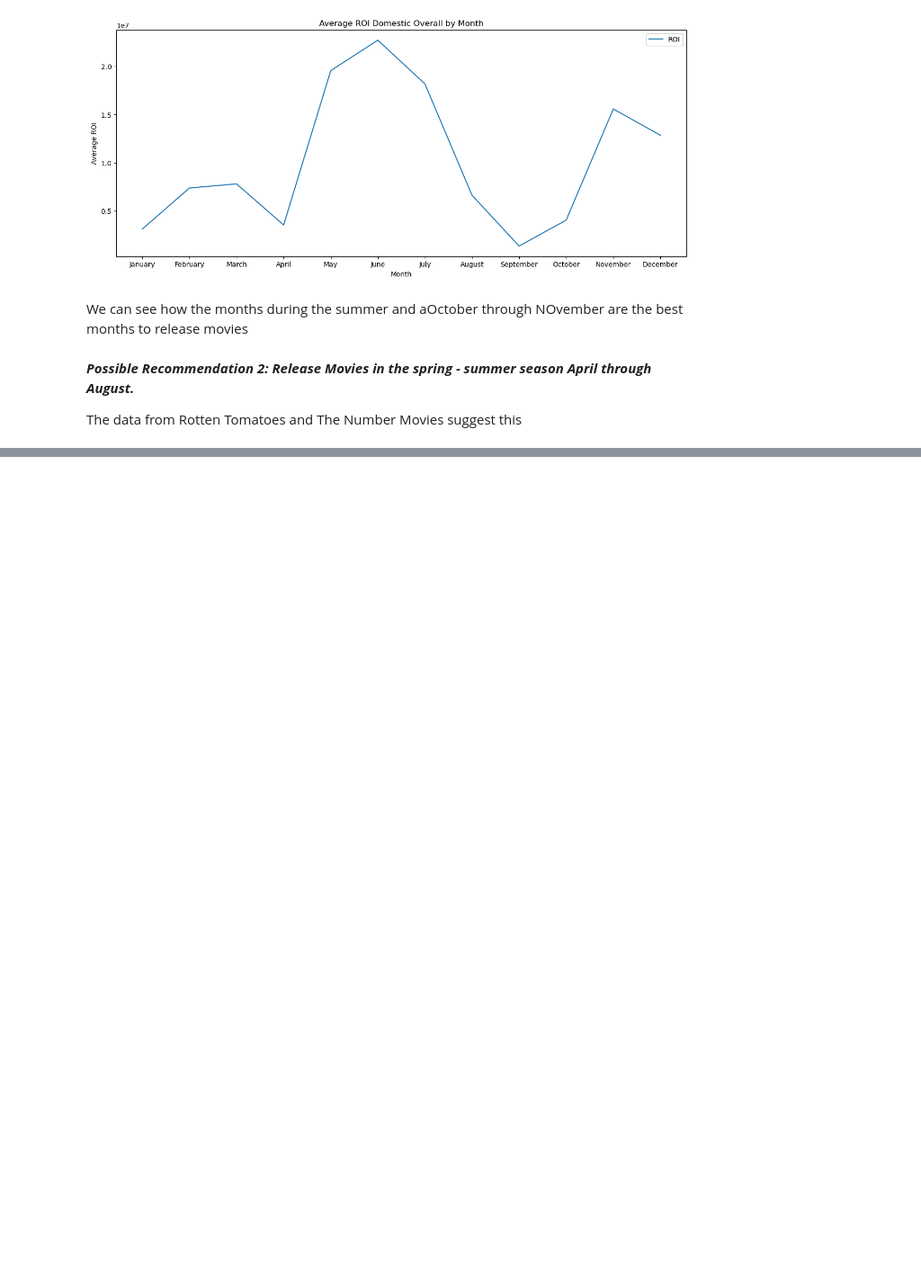
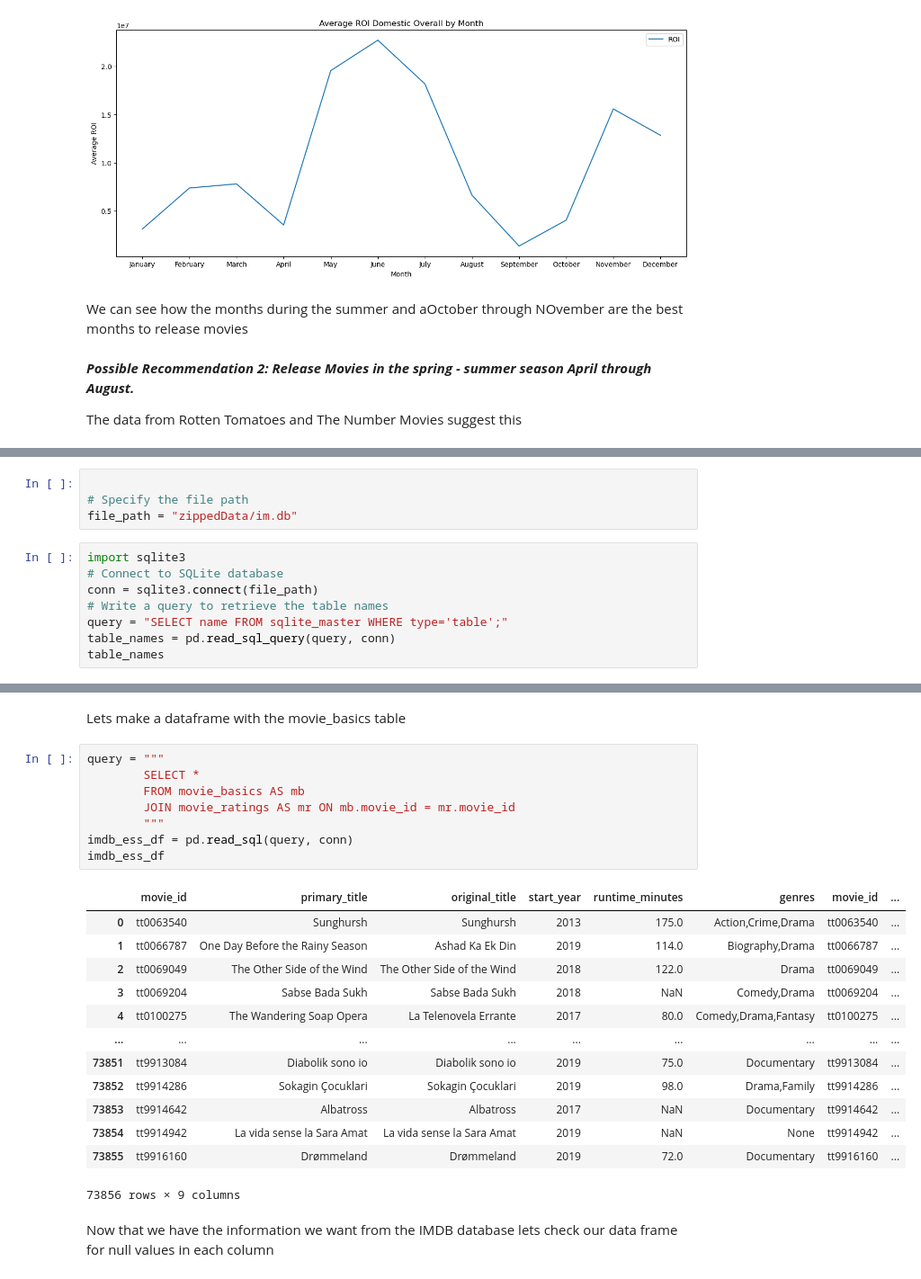
Before and after one commit to CrisThatOneCris/dsc-phase-1-project-v2-4, a Jupyter notebook: exploratory.ipynb, the cells around one changed output, grey strips where cells are left out. Shown at 90% size. Saved outputs shown, nothing was run; the diff lists cells and outputs as text; blank space fills up the shorter version.

Commit message:
extracted im.db from zip
exploring imdb

deleted im.db from files

```diff
--- a/exploratory.ipynb
+++ b/exploratory.ipynb
@@ -866,0 +879,12 @@ The data from Rotten Tomatoes and The Number Movies suggest this
+# %%
+
+# Specify the file path
+file_path = "zippedData/im.db"
+# %%
+import sqlite3
+# Connect to SQLite database
+conn = sqlite3.connect(file_path)
+# Write a query to retrieve the table names
+query = "SELECT name FROM sqlite_master WHERE type='table';"
+table_names = pd.read_sql_query(query, conn)
+table_names
@@ -866,0 +989,26 @@ The data from Rotten Tomatoes and The Number Movies suggest this
+# %% [markdown]
+Lets make a dataframe with the movie_basics table
+# %%
+query = """
+        SELECT *
+        FROM movie_basics AS mb
+        JOIN movie_ratings AS mr ON mb.movie_id = mr.movie_id
+        """
+imdb_ess_df = pd.read_sql(query, conn)
+imdb_ess_df
+# %% [output]
+|  | movie_id | primary_title | original_title | start_year | runtime_minutes | genres | movie_id | ... |
+| 0 | tt0063540 | Sunghursh | Sunghursh | 2013 | 175.0 | Action,Crime,Drama | tt0063540 | ... |
+| 1 | tt0066787 | One Day Before the Rainy Season | Ashad Ka Ek Din | 2019 | 114.0 | Biography,Drama | tt0066787 | ... |
+| 2 | tt0069049 | The Other Side of the Wind | The Other Side of the Wind | 2018 | 122.0 | Drama | tt0069049 | ... |
+| 3 | tt0069204 | Sabse Bada Sukh | Sabse Bada Sukh | 2018 | NaN | Comedy,Drama | tt0069204 | ... |
+| 4 | tt0100275 | The Wandering Soap Opera | La Telenovela Errante | 2017 | 80.0 | Comedy,Drama,Fantasy | tt0100275 | ... |
+| ... | ... | ... | ... | ... | ... | ... | ... | ... |
+| 73851 | tt9913084 | Diabolik sono io | Diabolik sono io | 2019 | 75.0 | Documentary | tt9913084 | ... |
+| 73852 | tt9914286 | Sokagin Çocuklari | Sokagin Çocuklari | 2019 | 98.0 | Drama,Family | tt9914286 | ... |
+| 73853 | tt9914642 | Albatross | Albatross | 2017 | NaN | Documentary | tt9914642 | ... |
+| 73854 | tt9914942 | La vida sense la Sara Amat | La vida sense la Sara Amat | 2019 | NaN | None | tt9914942 | ... |
+| 73855 | tt9916160 | Drømmeland | Drømmeland | 2019 | 72.0 | Documentary | tt9916160 | ... |
+73856 rows × 9 columns
+# %% [markdown]
+Now that we have the information we want from the IMDB database lets check our data frame for null values in each column
```
Also changed, not shown: parts of 16 cells of this notebook.
